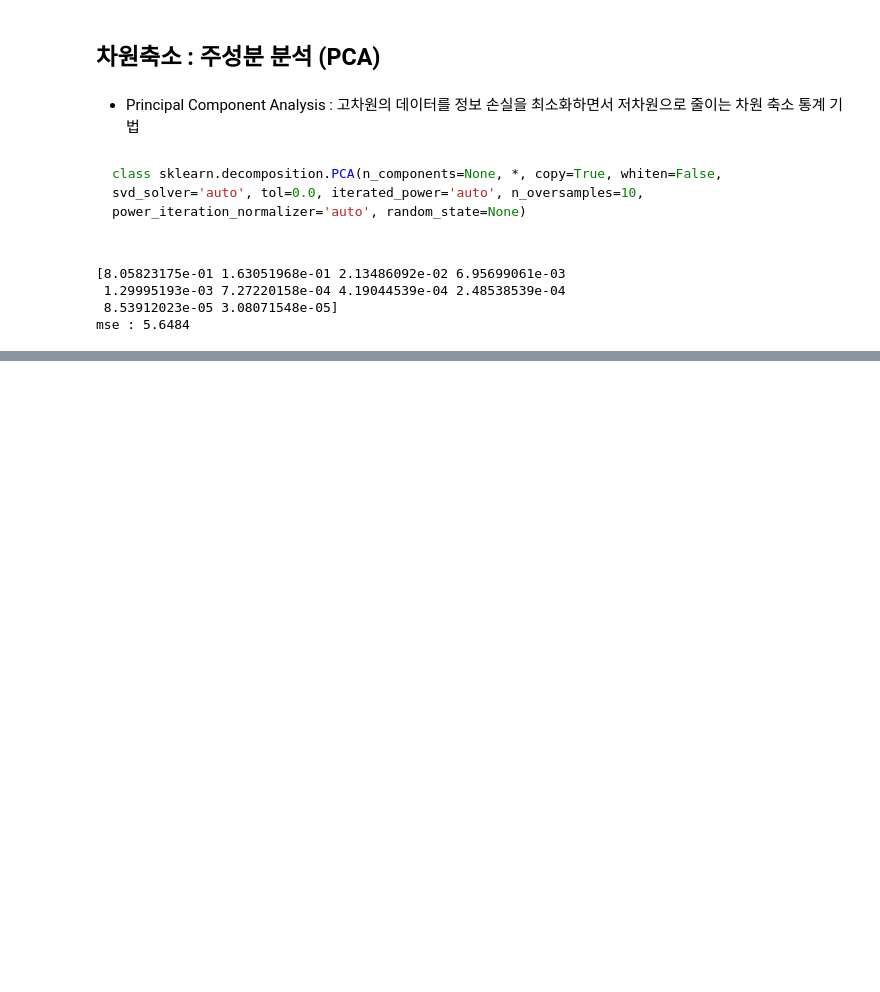
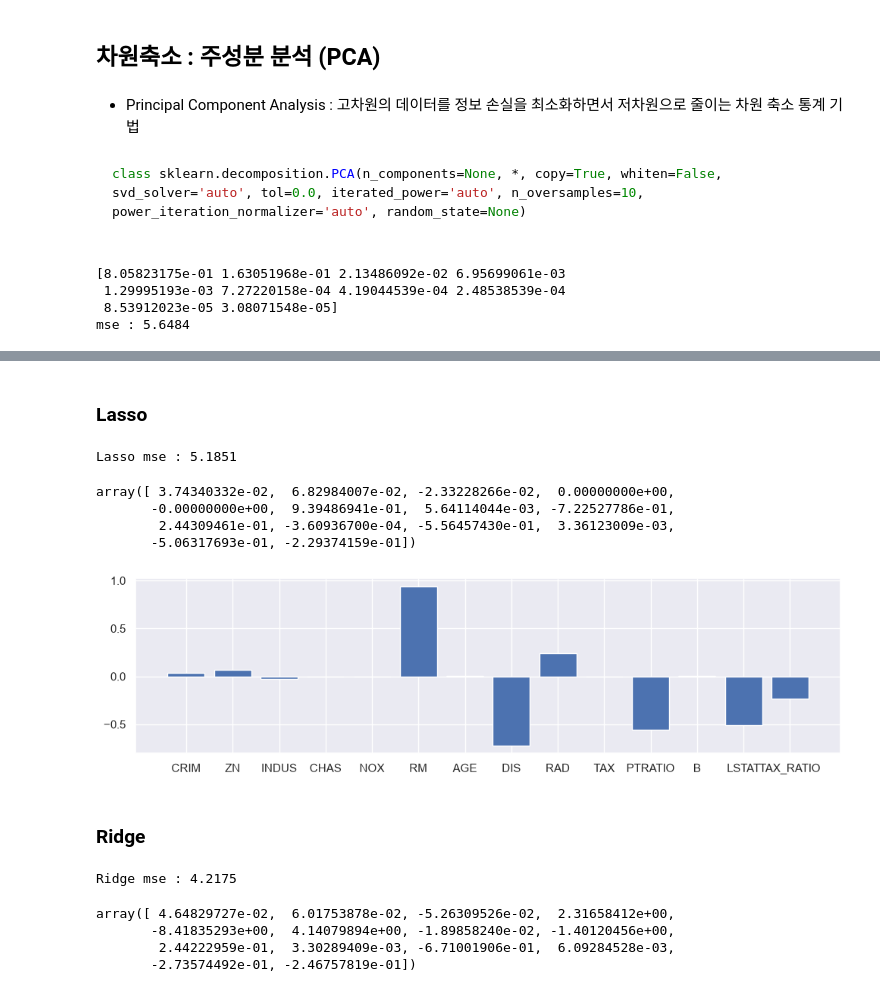
Before and after one commit to jmin0727/My_Workspace, a Jupyter notebook: 03_lec_ml/lec05_머신러닝전처리&가공.ipynb, the cells around one changed output, grey strips where cells are left out. Saved outputs shown, nothing was run; the diff lists cells and outputs as text; code cells hidden in the pictures; blank space fills up the shorter version.

```diff
--- a/03_lec_ml/lec05_머신러닝전처리&가공.ipynb
+++ b/03_lec_ml/lec05_머신러닝전처리&가공.ipynb
@@ -48,7 +48,7 @@ from sklearn.metrics import mean_squared_error           #평가 매트릭스(ms
 from sklearn.preprocessing import StandardScaler, MinMaxScaler, RobustScaler    #정규화(스케일링)
 from sklearn.decomposition import PCA                    #차원 축소
 # %%
-df = pd.read_csv("../datas/BostonHousing.csv")
+df = pd.read_csv("../../Datas/#BostonHousing.csv")
 df.head()
 # %% [output]
 |  | crim | zn | indus | chas | nox | rm | age | dis | rad | tax | ptratio | ... |
@@ -629,0 +649,46 @@ mse : 5.6484
+# %%
+X = df.drop('MEDV', axis=1)
+y = df['MEDV']
+# %%
+X_train7, X_test3, y_train7, y_test3 = train_test_split(X, y, test_size=0.2, random_state=1234)
+# %% [markdown]
+### **Lasso**
+# %%
+model1 = Lasso(alpha=1.0, random_state=1234)
+model1.fit(X_train7, y_train7)
+pred = model1.predict(X_test3)
+mse = mean_squared_error(y_test3, pred)
+print( f"Lasso mse : {np.sqrt(mse):.4f}" )
+# %% [output]
+Lasso mse : 5.1851
+# %%
+model1.coef_
+# %% [output]
+array([ 3.74340332e-02,  6.82984007e-02, -2.33228266e-02,  0.00000000e+00,
+       -0.00000000e+00,  9.39486941e-01,  5.64114044e-03, -7.22527786e-01,
+        2.44309461e-01, -3.60936700e-04, -5.56457430e-01,  3.36123009e-03,
+       -5.06317693e-01, -2.29374159e-01])
+# %%
+plt.figure(figsize=(12,3))
+plt.bar(X_train7.columns, model1.coef_)
+plt.tight_layout
+plt.show()
+# %% [output]
+[figure, added]
+# %% [markdown]
+### **Ridge**
+# %%
+model2 = Ridge(alpha=1.0, random_state=1234)
+model2.fit(X_train7, y_train7)
+pred = model2.predict(X_test3)
+mse = mean_squared_error(y_test3, pred)
+print( f"Ridge mse : {np.sqrt(mse):.4f}" )
+# %% [output]
+Ridge mse : 4.2175
+# %%
+model2.coef_
+# %% [output]
+array([ 4.64829727e-02,  6.01753878e-02, -5.26309526e-02,  2.31658412e+00,
+       -8.41835293e+00,  4.14079894e+00, -1.89858240e-02, -1.40120456e+00,
+        2.44222959e-01,  3.30289409e-03, -6.71001906e-01,  6.09284528e-03,
+       -2.73574492e-01, -2.46757819e-01])
```
Also changed, not shown: parts of 9 cells of this notebook, 9 other files.
